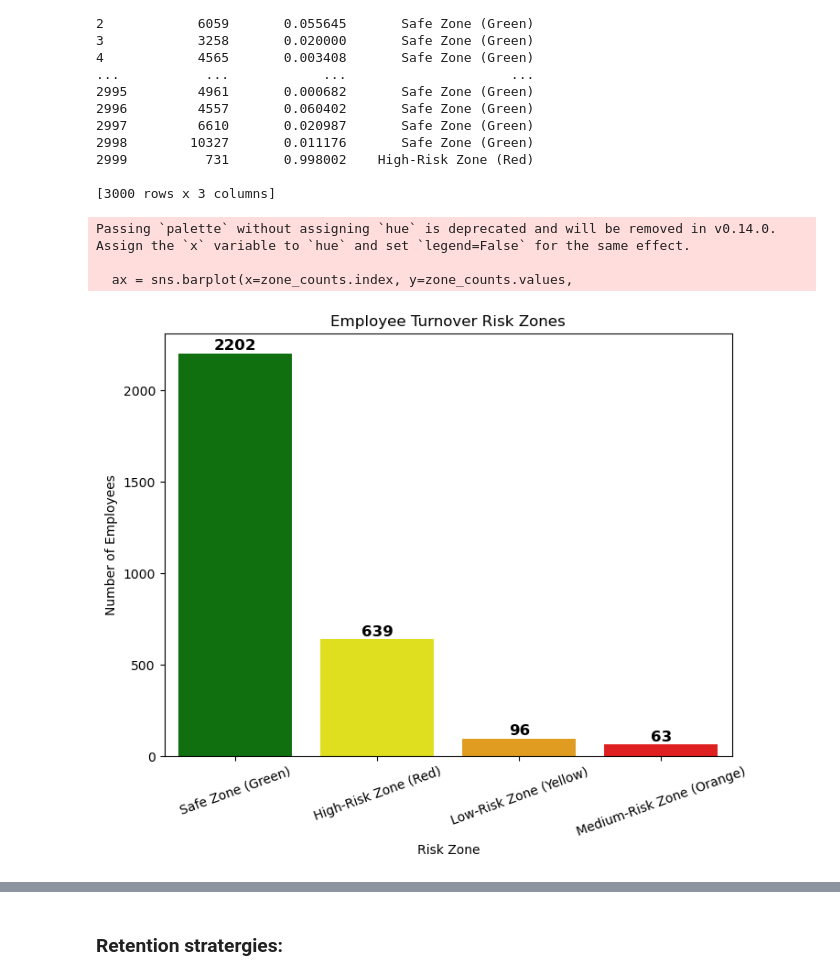
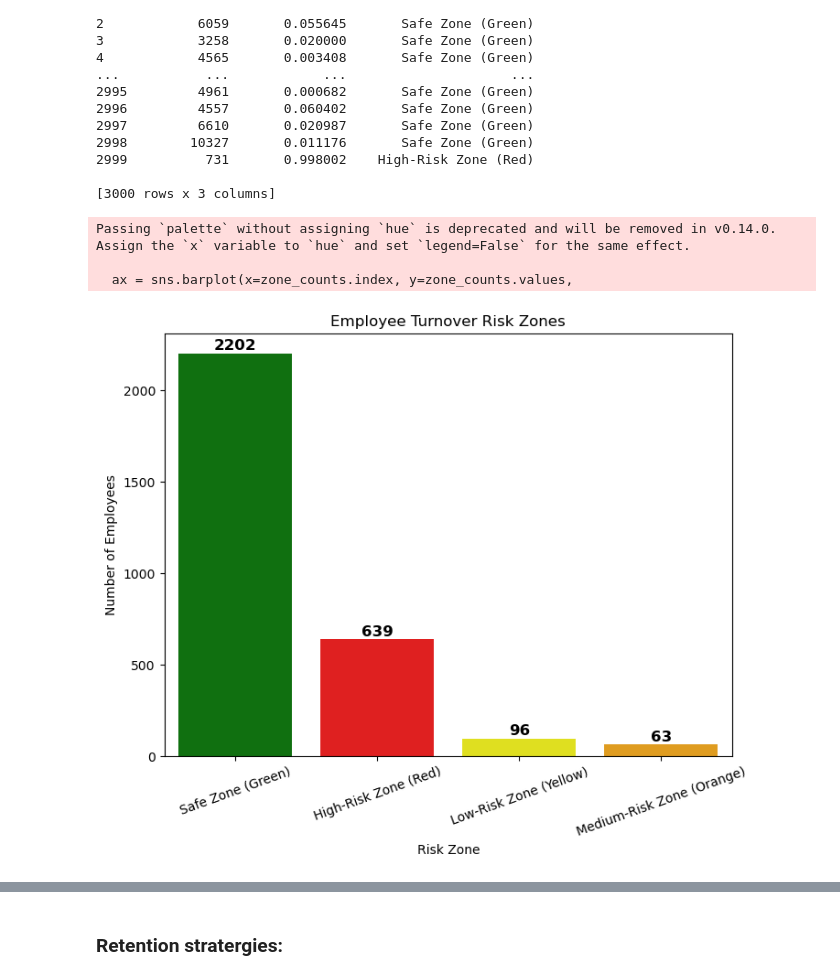
Before and after one commit to aaditya-wangikar/Employee-turnover-analytics, a Jupyter notebook: Employee_turnover_analytics.ipynb, the cells around one changed output, grey strips where cells are left out. Saved outputs shown, nothing was run; the diff lists cells and outputs as text; code cells hidden in the pictures.

```diff
--- a/Employee_turnover_analytics.ipynb
+++ b/Employee_turnover_analytics.ipynb
@@ -88,6 +88,19 @@ promotion_last_5years    0
 Department               0
 salary                   0
 dtype: int64
+# %%
+from sklearn.impute import SimpleImputer
+# Separate numeric and categorical columns
+numeric_cols = df.select_dtypes(include=['int64', 'float64']).columns
+categorical_cols = df.select_dtypes(include=['object']).columns
+
+# Imputers
+num_imputer = SimpleImputer(strategy='median')   # better for skewed distributions
+cat_imputer = SimpleImputer(strategy='most_frequent')
+
+# Apply imputers
+df[numeric_cols] = num_imputer.fit_transform(df[numeric_cols])
+df[categorical_cols] = cat_imputer.fit_transform(df[categorical_cols])
 # %% [markdown]
 ## Understand what factors contributed most to employee turnover at EDA.
 # %% [markdown]
@@ -767,21 +887,21 @@ Employee categories based on their turnover probability
 # %%
 zone_counts = results["Zone"].value_counts()
 
 # Bar plot
 plt.figure(figsize=(8,6))
 ax = sns.barplot(x=zone_counts.index, y=zone_counts.values,
-                 palette=["green", "yellow", "orange", "red"])
+                 palette=["green", "red", "yellow", "orange"])
 
 for i, count in enumerate(zone_counts.values):
     ax.text(i, count + 5, str(count), ha='center', va='bottom', fontsize=12, fontweight='bold')
 
 plt.title("Employee Turnover Risk Zones")
 plt.xlabel("Risk Zone")
 plt.ylabel("Number of Employees")
 plt.xticks(rotation=20)
 plt.show()
 # %% [output]
 Passing `palette` without assigning `hue` is deprecated and will be removed in v0.14.0. Assign the `x` variable to `hue` and set `legend=False` for the same effect.
 
   ax = sns.barplot(x=zone_counts.index, y=zone_counts.values,
-[figure, old version]
+[figure, new version]
```
Also changed, not shown: parts of 34 cells of this notebook.
